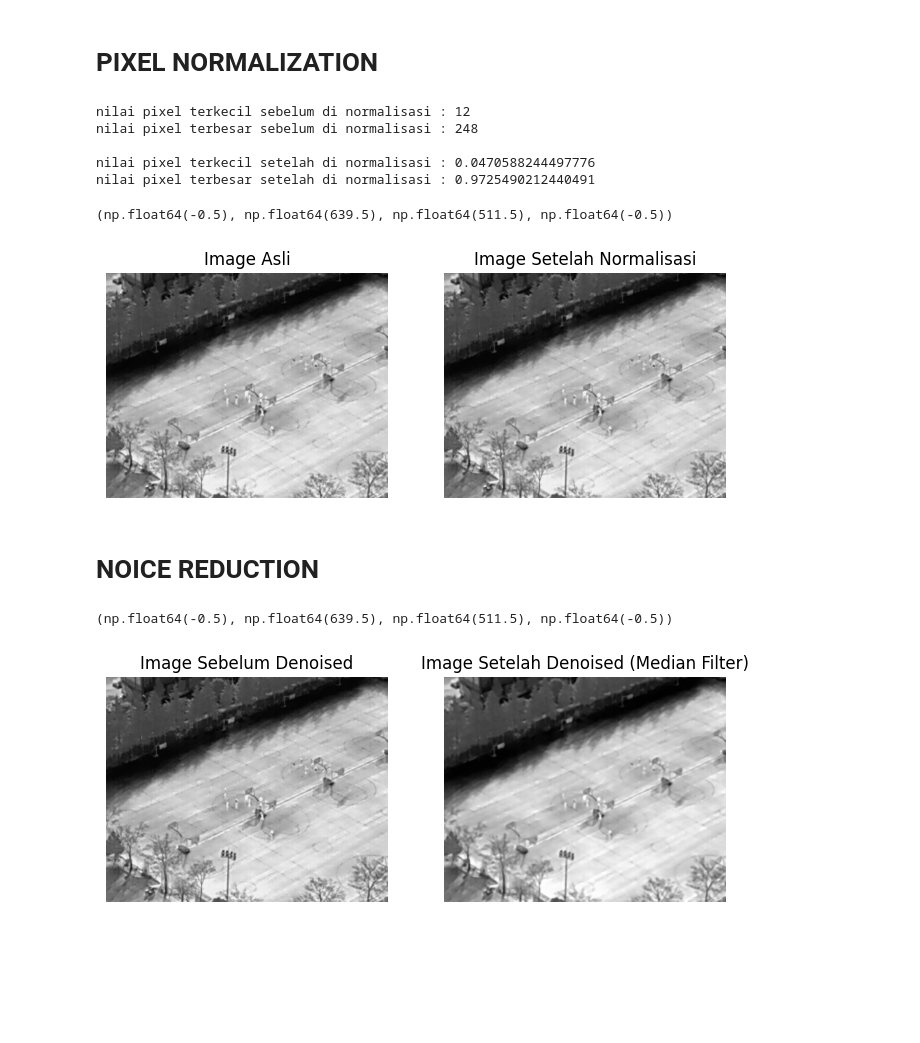
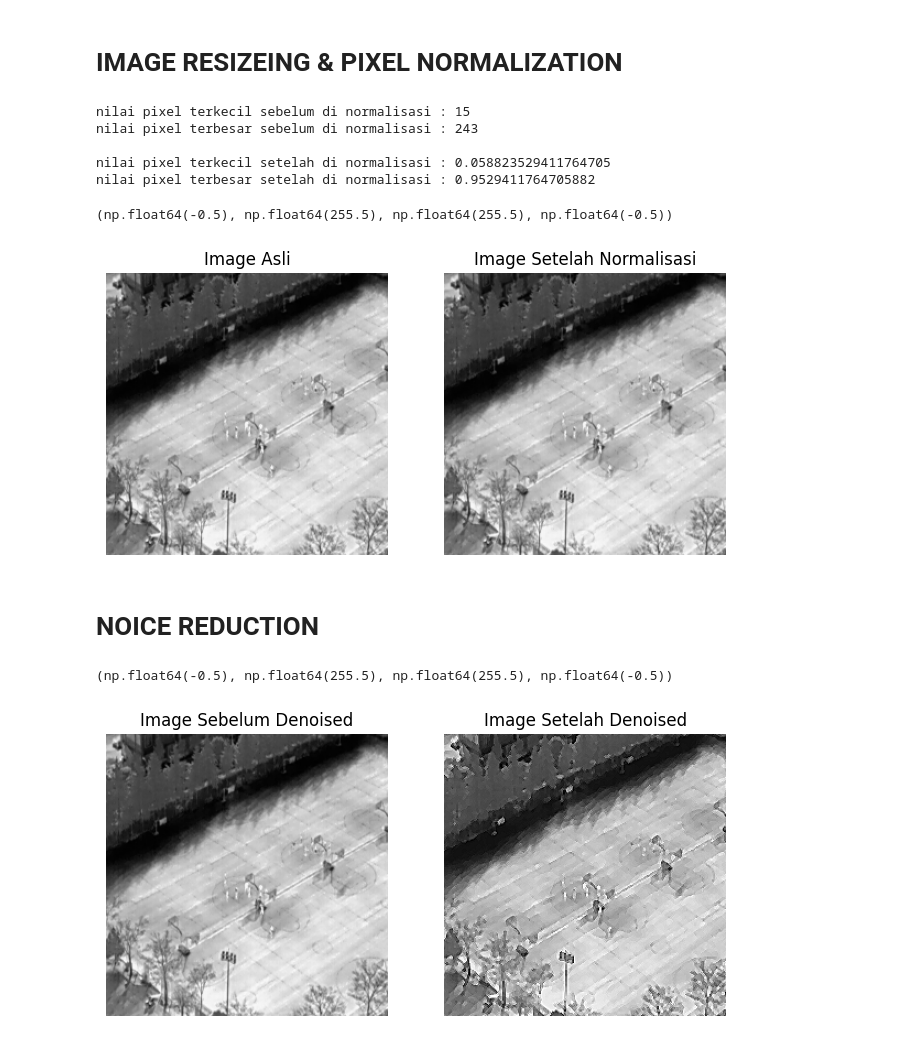
Before and after one commit to KalfinSyah/desktop-app-image-enchantment-with-devide-conquer-method, a Jupyter notebook: main.ipynb, the cells around one changed output. Saved outputs shown, nothing was run; the diff lists cells and outputs as text; code cells hidden in the pictures; blank space fills up the shorter version.

```diff
--- a/main.ipynb
+++ b/main.ipynb
@@ -4,43 +5,55 @@ import matplotlib.pyplot as plt
 # %% [markdown]
-# PIXEL NORMALIZATION
+# IMAGE RESIZEING & PIXEL NORMALIZATION
 # %%
 img = cv2.imread("images-for-test/0_60_30_0_01609.jpg", cv2.IMREAD_GRAYSCALE)
+img = cv2.resize(img, (256, 256)) # resize image ke ukuran 256x256 pixel
 print(f"nilai pixel terkecil sebelum di normalisasi : {img.min()}")
 print(f"nilai pixel terbesar sebelum di normalisasi : {img.max()}")
 
 
-img_norm = (img / 255.0).astype('float32')
+img_norm = img / 255.0
 print(f"\nnilai pixel terkecil setelah di normalisasi : {img_norm.min()}")
 print(f"nilai pixel terbesar setelah di normalisasi : {img_norm.max()}")
 
 
 # menampilkan gambar asli dan gambar hasil normalisasi
 plt.figure(figsize=(8,4))
 
 plt.subplot(1,2,1)
 plt.title("Image Asli")
 plt.imshow(img, cmap='gray')
 plt.axis('off')
 
 plt.subplot(1,2,2)
 plt.title("Image Setelah Normalisasi")
 plt.imshow(img_norm, cmap='gray')
 plt.axis('off')
 # %% [output]
-nilai pixel terkecil sebelum di normalisasi : 12
-nilai pixel terbesar sebelum di normalisasi : 248
+nilai pixel terkecil sebelum di normalisasi : 15
+nilai pixel terbesar sebelum di normalisasi : 243
 
-nilai pixel terkecil setelah di normalisasi : 0.0470588244497776
-nilai pixel terbesar setelah di normalisasi : 0.9725490212440491
+nilai pixel terkecil setelah di normalisasi : 0.058823529411764705
+nilai pixel terbesar setelah di normalisasi : 0.9529411764705882
-(np.float64(-0.5), np.float64(639.5), np.float64(511.5), np.float64(-0.5))
+(np.float64(-0.5), np.float64(255.5), np.float64(255.5), np.float64(-0.5))
-[figure, old version]
+[figure, new version]
 # %% [markdown]
 # NOICE REDUCTION
 # %%
-# Median Filter (kernel size = 5)
-img_denoised = cv2.medianBlur(img_norm, 5) / 255.0
+# median blur untuk mengurangi noise bintik, tapi tetap menjaga tepi gambar
+# (gambar dinormalisasi → dikali 255 agar bisa diproses openCV → balik lagi ke 0-1)
+img_med = cv2.medianBlur((img_norm * 255).astype('uint8'), 3) / 255.0
 
-# Show before & after
+# kernel penajaman (sharpen)
+kernel = np.array([[0,-1,0],
+                   [-1,5,-1],
+                   [0,-1,0]])
+
+# filter sharpening untuk menajamkan gambar
+# setelah median blur membuat gambar sedikit halus, langkah ini balikin ketajaman
+img_denoised = cv2.filter2D((img_med*255).astype('uint8'), -1, kernel) / 255.0
+
+
+# tampilkan gambar sebelum dan sesudah denoising
 plt.figure(figsize=(8,4))
 
 plt.subplot(1,2,1)
@@ -49,9 +62,9 @@ plt.imshow(img_norm, cmap='gray')
 plt.axis('off')
 
 plt.subplot(1,2,2)
-plt.title("Image Setelah Denoised (Median Filter)")
+plt.title("Image Setelah Denoised")
 plt.imshow(img_denoised, cmap='gray')
 plt.axis('off')
 # %% [output]
-(np.float64(-0.5), np.float64(639.5), np.float64(511.5), np.float64(-0.5))
+(np.float64(-0.5), np.float64(255.5), np.float64(255.5), np.float64(-0.5))
-[figure, old version]
+[figure, new version]
```
Also changed, not shown: parts of 1 cell of this notebook.
